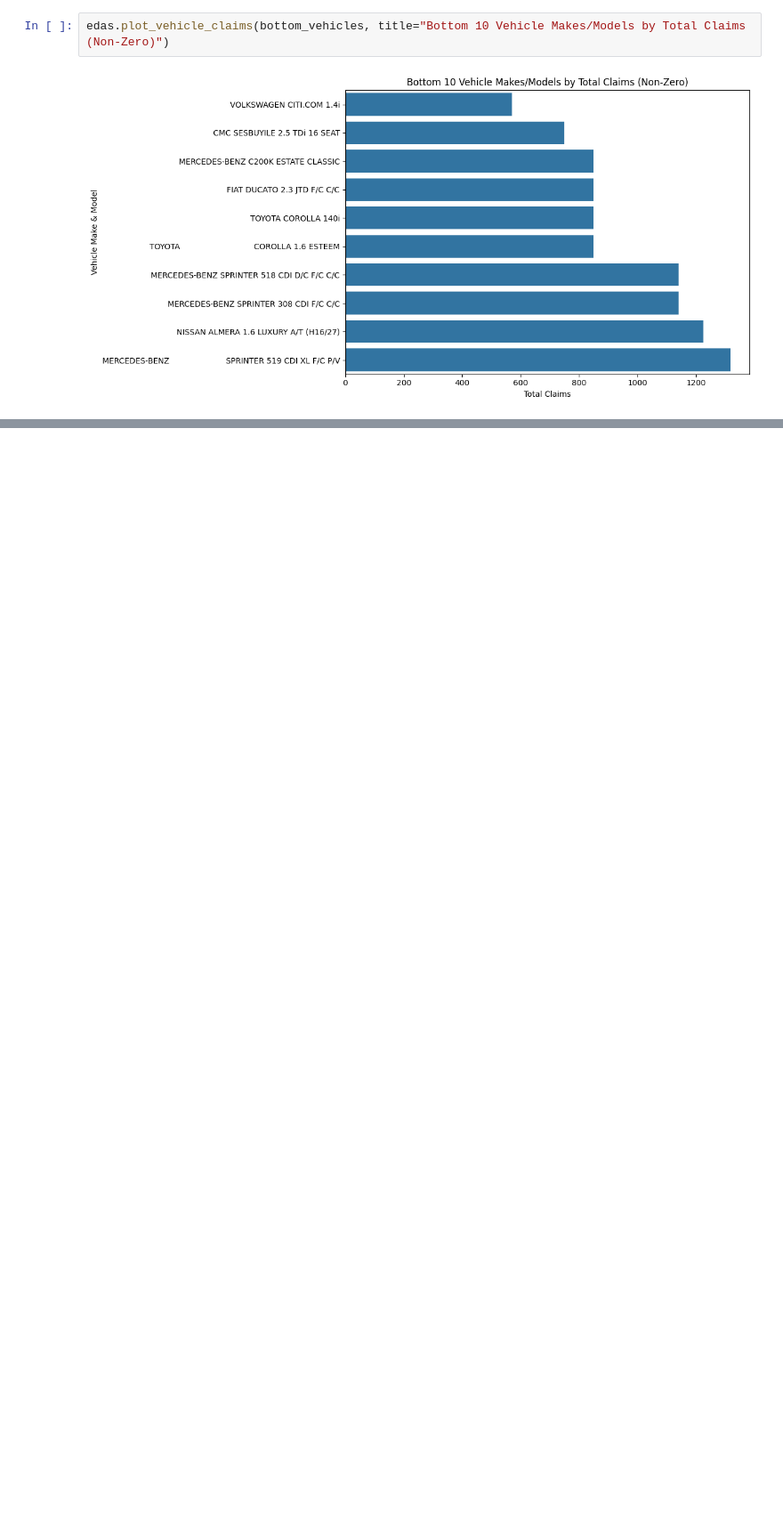
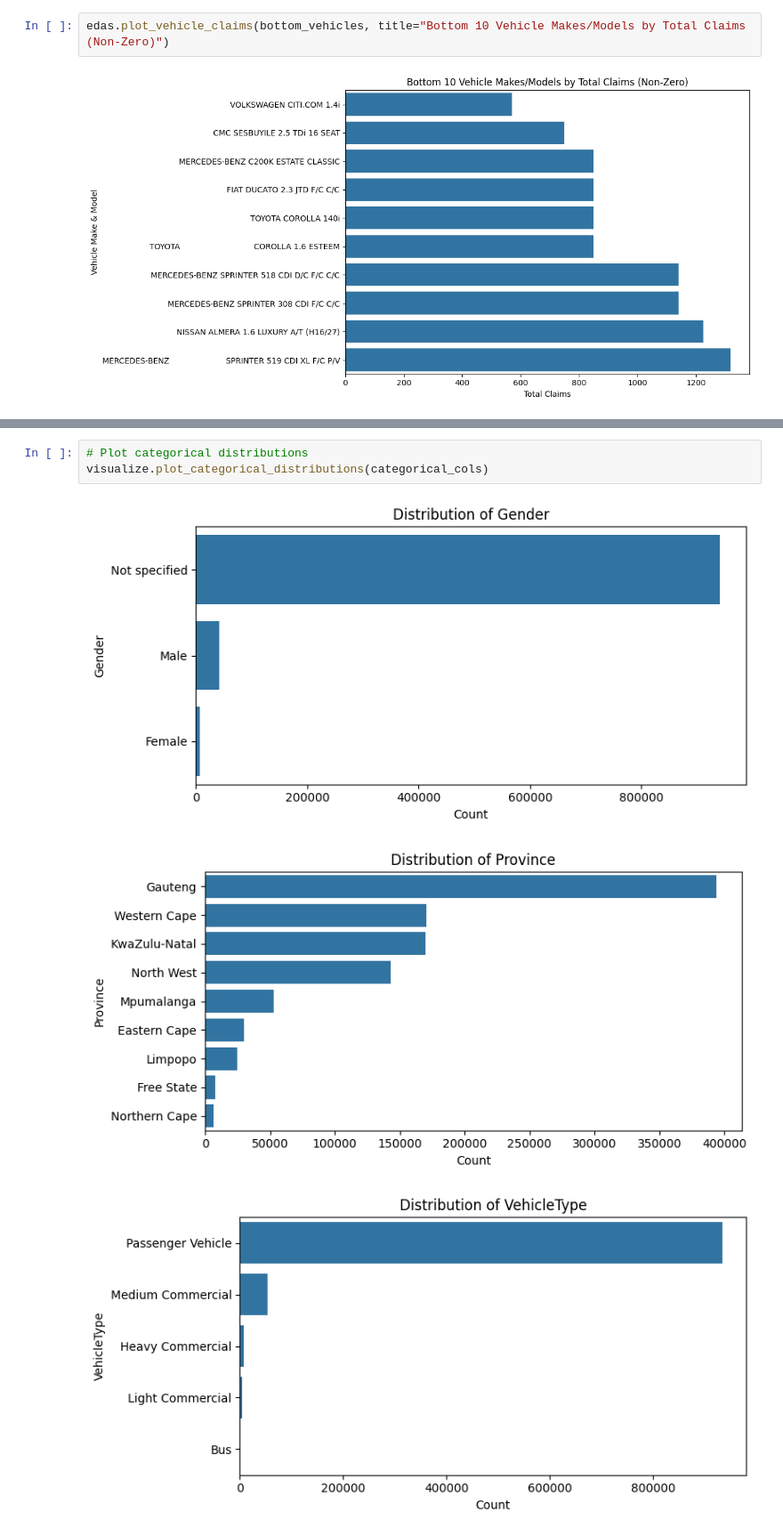
Before and after one commit to mubarek4566/AlphaCare_car_insurance, a Jupyter notebook: notebooks/main.ipynb, the cells around one changed output, grey strips where cells are left out. Shown at 89% size. Drawn from its saved outputs; the diff is of its cells as text; blank space fills up the shorter version.

```diff
--- a/notebooks/main.ipynb
+++ b/notebooks/main.ipynb
@@ -347,0 +363,7 @@ edas.plot_vehicle_claims(bottom_vehicles, title="Bottom 10 Vehicle Makes/Models
+# %%
+# Plot categorical distributions
+visualize.plot_categorical_distributions(categorical_cols)
+# %% [output]
+[figure, added]
+[figure, added]
+[figure, added]
```
Also changed, not shown: parts of 11 cells of this notebook, 1 other file.
